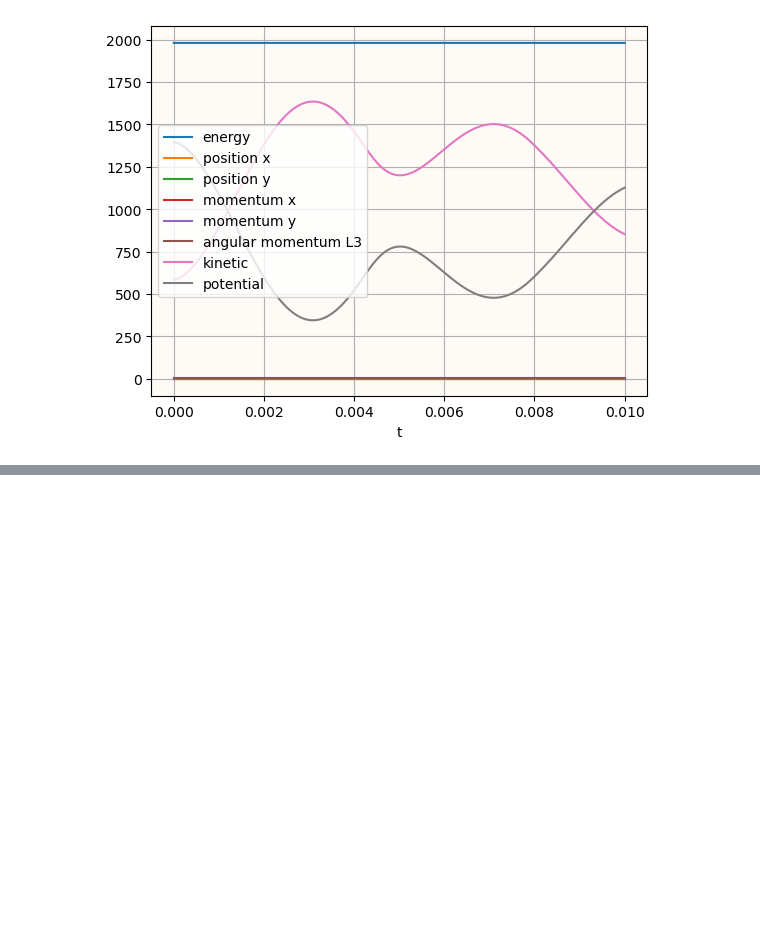
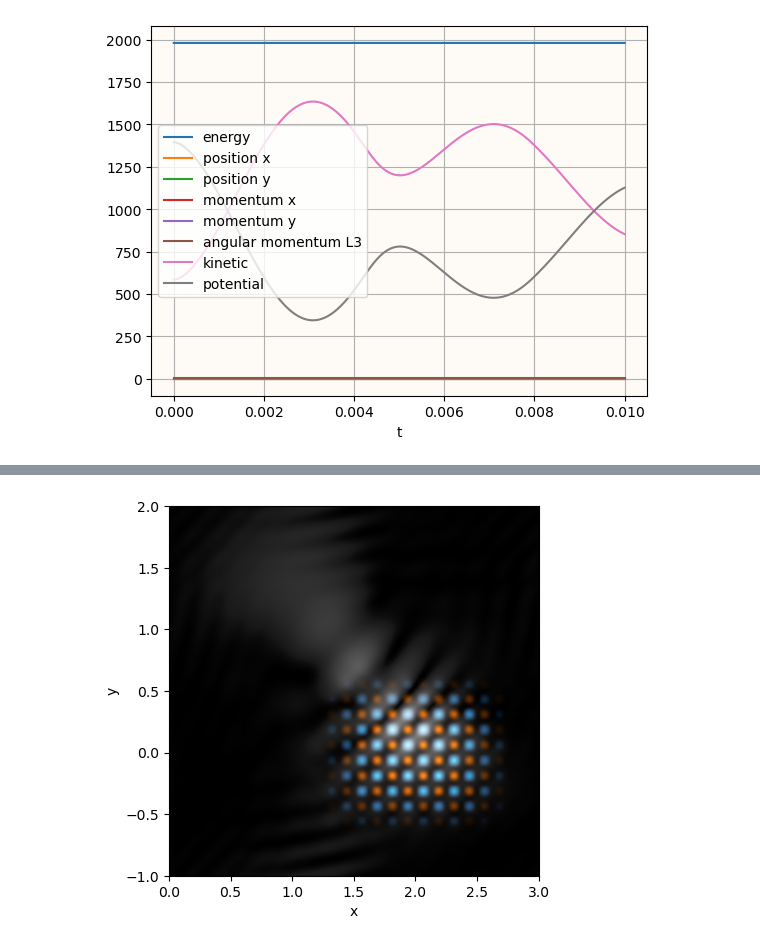
Before and after one commit to brownadder/expsolve, a Jupyter notebook: examples/tutorials/02_evolve/05_animation.ipynb, the cells around one changed output, grey strips where cells are left out. Cells and saved outputs as stored; diff of their text form; code cells hidden in the pictures; blank space fills up the shorter version.

```diff
--- a/examples/tutorials/02_evolve/05_animation.ipynb
+++ b/examples/tutorials/02_evolve/05_animation.ipynb
@@ -185,0 +212,20 @@ display(Markdown(f'![gif]({outputgif})'))
+# %%
+C = ex.tensorizesymbol(ex.fouriersymbol, n, xr)
+SL = ex.laplaciansymbol(ex.fouriersymbol, n, xr)
+
+eps = 0.4
+
+eLu = lambda t, h, c, u: ex.laplacianopexp(SL, 1j*c*h*eps, u)
+eVu = lambda t, h, c, u: exp(-1j*c*h/eps*V)*u
+strangalpha, strangbeta = split.symmetric([],[])
+strangstep = lambda t, h, u0: split.stepper(t, h, u0, eVu, eLu, strangalpha, strangbeta)
+# %%
+trange = [0, 0.15]
+timegrid = es.timegrid(trange, ndt=1000)
+uT, _, uintermediate = es.solvediffeq(u, timegrid, strangstep, observables = {}, storeintermediate = True)
+# %%
+fig, ax = plt.subplots()
+ex.imshow(ax, imspecs=specsgray(uT), bgcolor='black', xlim=xr[0], ylim=xr[1], vmin=0, vmax=1)
+plt.show()
+# %% [output]
+[figure, added]
```
Also changed, not shown: parts of 7 cells of this notebook, 7 other files.
